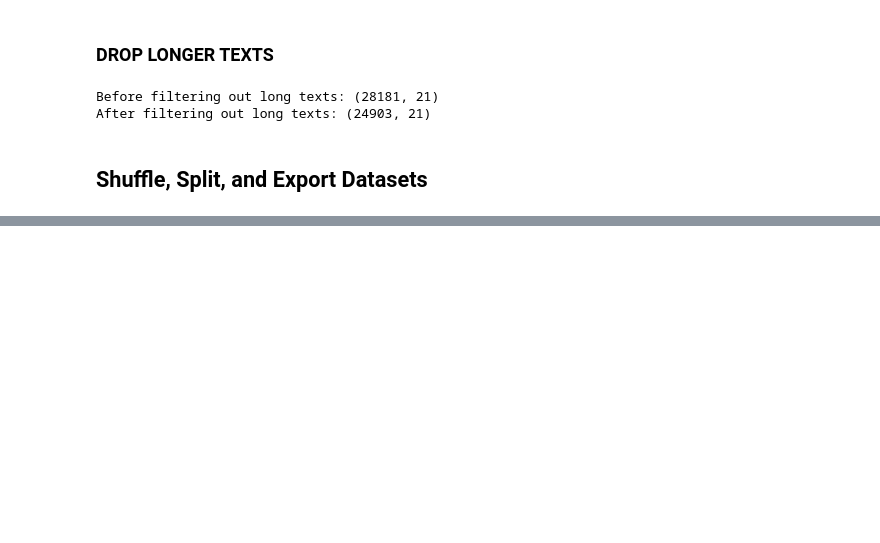
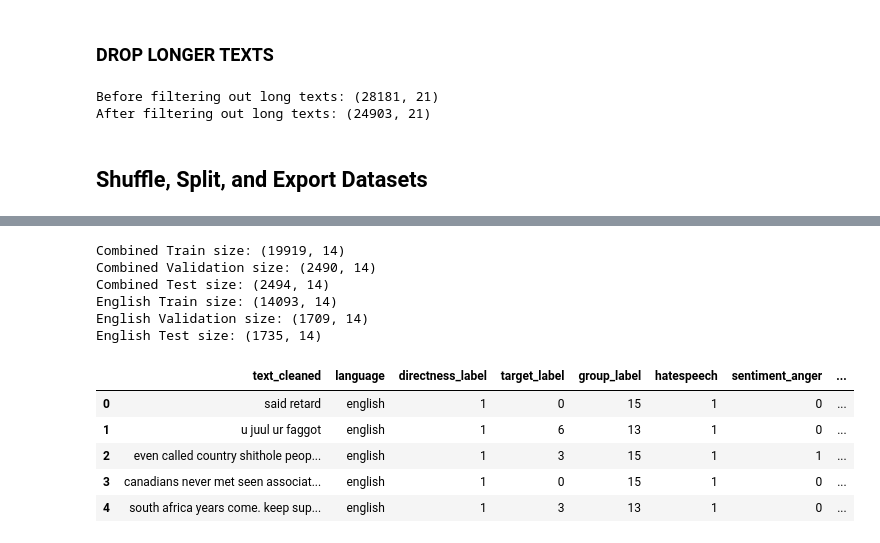
Before and after one commit to nadaamoharram/MLMA_Toxicity_Detection_Deep_Learning, a Jupyter notebook: EDA/data_cleaning.ipynb, the cells around one changed output, grey strips where cells are left out. Saved outputs shown, nothing was run; the diff lists cells and outputs as text; code cells hidden in the pictures; blank space fills up the shorter version.

Commit message:
make balanced splits

```diff
--- a/EDA/data_cleaning.ipynb
+++ b/EDA/data_cleaning.ipynb
@@ -297,0 +259,67 @@ Test size: (2491, 22)
+# %%
+from skmultilearn.model_selection import iterative_train_test_split
+import numpy as np
+
+def iterative_split_and_export(df, prefix):
+    # Identify feature and label columns
+    label_cols = [col for col in df.columns if col.startswith('sentiment_')]
+    feature_cols = [col for col in df.columns if col not in label_cols]
+
+    # Convert to numpy arrays
+    X = df[feature_cols].values
+    y = df[label_cols].values.astype(int)
+
+    # First split: train (80%), temp (20%)
+    X_train, y_train, X_temp, y_temp = iterative_train_test_split(X, y, test_size=0.2)
+    # Second split: val (10%), test (10%) from temp
+    X_val, y_val, X_test, y_test = iterative_train_test_split(X_temp, y_temp, test_size=0.5)
+
+    # Convert back to DataFrames
+    train_df = pd.DataFrame(np.hstack([X_train, y_train]), columns=feature_cols + label_cols)
+    val_df = pd.DataFrame(np.hstack([X_val, y_val]), columns=feature_cols + label_cols)
+    test_df = pd.DataFrame(np.hstack([X_test, y_test]), columns=feature_cols + label_cols)
+
+    # Ensure correct dtypes for integer columns
+    for col in label_cols + ['directness_label', 'target_label', 'group_label', 'hatespeech']:
+        if col in train_df.columns:
+            train_df[col] = train_df[col].astype(int)
+            val_df[col] = val_df[col].astype(int)
+            test_df[col] = test_df[col].astype(int)
+
+    # Filter wanted columns
+    cols_to_keep = [
+        'text_cleaned', 'language', 'directness_label', 'target_label', 'group_label', 'hatespeech'
+    ] + label_cols
+    train_export = train_df[cols_to_keep]
+    val_export = val_df[cols_to_keep]
+    test_export = test_df[cols_to_keep]
+
+    # Output to CSV
+    train_export.to_csv(f"../Data/{prefix}_train.csv", index=False)
+    val_export.to_csv(f"../Data/{prefix}_val.csv", index=False)
+    test_export.to_csv(f"../Data/{prefix}_test.csv", index=False)
+
+    print(f"{prefix.capitalize()} Train size: {train_export.shape}")
+    print(f"{prefix.capitalize()} Validation size: {val_export.shape}")
+    print(f"{prefix.capitalize()} Test size: {test_export.shape}")
+    return train_export.head()
+
+# For combined_df
+iterative_split_and_export(combined_df, "combined")
+
+# For english_df
+english_df = combined_df[combined_df['language'] == 'english'].reset_index(drop=True)
+iterative_split_and_export(english_df, "english")
+# %% [output]
+Combined Train size: (19919, 14)
+Combined Validation size: (2490, 14)
+Combined Test size: (2494, 14)
+English Train size: (14093, 14)
+English Validation size: (1709, 14)
+English Test size: (1735, 14)
+|  | text_cleaned | language | directness_label | target_label | group_label | hatespeech | sentiment_anger | ... |
+| 0 | said retard | english | 1 | 0 | 15 | 1 | 0 | ... |
+| 1 | u juul ur faggot | english | 1 | 6 | 13 | 1 | 0 | ... |
+| 2 | even called country shithole peop... | english | 1 | 3 | 15 | 1 | 1 | ... |
+| 3 | canadians never met seen associat... | english | 1 | 0 | 15 | 1 | 0 | ... |
+| 4 | south africa years come. keep sup... | english | 1 | 3 | 13 | 1 | 0 | ... |
```
Also changed, not shown: parts of 3 cells of this notebook, 1 other file.
